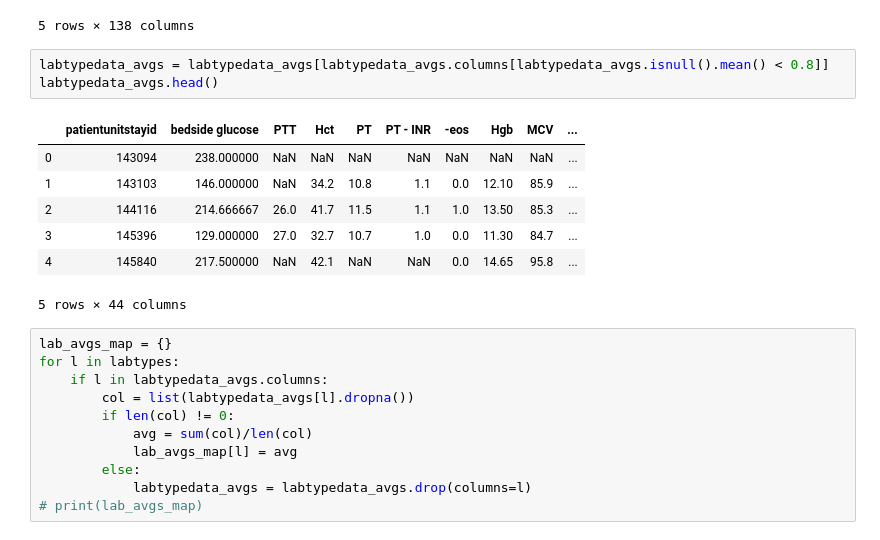
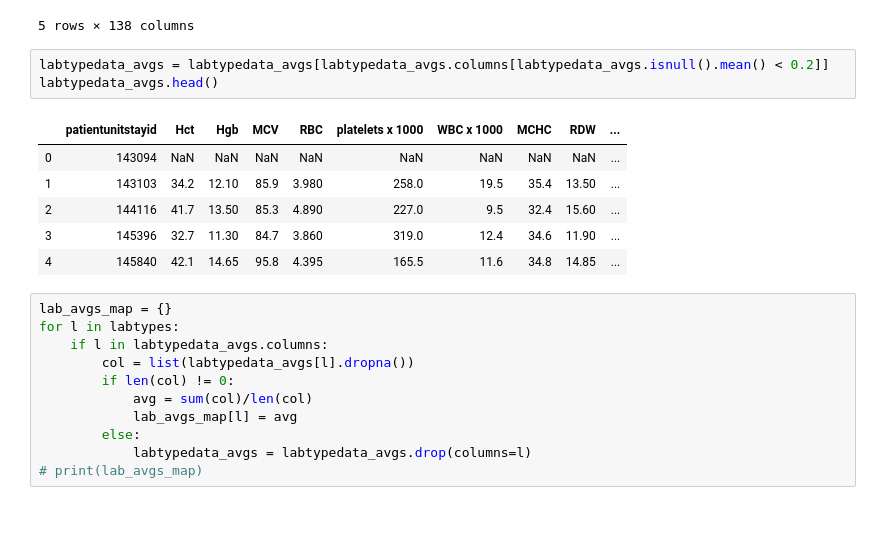
Before and after one commit to adit98/tbi, a Jupyter notebook: GCS_Modeling.ipynb, the cells around one changed output. Cells and saved outputs as stored; diff of their text form.

```diff
--- a/GCS_Modeling.ipynb
+++ b/GCS_Modeling.ipynb
@@ -86,16 +93,15 @@ labtypedata_avgs.head()
 | 4 | 145840 | 217.500000 | NaN | 42.1 | NaN | NaN | NaN | 0.0 | ... |
 5 rows × 138 columns
 # %%
-labtypedata_avgs = labtypedata_avgs[labtypedata_avgs.columns[labtypedata_avgs.isnull().mean() < 0.8]]
+labtypedata_avgs = labtypedata_avgs[labtypedata_avgs.columns[labtypedata_avgs.isnull().mean() < 0.2]]
 labtypedata_avgs.head()
 # %% [output]
-|  | patientunitstayid | bedside glucose | PTT | Hct | PT | PT - INR | -eos | Hgb | MCV | ... |
-| 0 | 143094 | 238.000000 | NaN | NaN | NaN | NaN | NaN | NaN | NaN | ... |
-| 1 | 143103 | 146.000000 | NaN | 34.2 | 10.8 | 1.1 | 0.0 | 12.10 | 85.9 | ... |
-| 2 | 144116 | 214.666667 | 26.0 | 41.7 | 11.5 | 1.1 | 1.0 | 13.50 | 85.3 | ... |
-| 3 | 145396 | 129.000000 | 27.0 | 32.7 | 10.7 | 1.0 | 0.0 | 11.30 | 84.7 | ... |
-| 4 | 145840 | 217.500000 | NaN | 42.1 | NaN | NaN | 0.0 | 14.65 | 95.8 | ... |
+|  | patientunitstayid | Hct | Hgb | MCV | RBC | platelets x 1000 | WBC x 1000 | MCHC | RDW | ... |
+| 0 | 143094 | NaN | NaN | NaN | NaN | NaN | NaN | NaN | NaN | ... |
+| 1 | 143103 | 34.2 | 12.10 | 85.9 | 3.980 | 258.0 | 19.5 | 35.4 | 13.50 | ... |
+| 2 | 144116 | 41.7 | 13.50 | 85.3 | 4.890 | 227.0 | 9.5 | 32.4 | 15.60 | ... |
+| 3 | 145396 | 32.7 | 11.30 | 84.7 | 3.860 | 319.0 | 12.4 | 34.6 | 11.90 | ... |
+| 4 | 145840 | 42.1 | 14.65 | 95.8 | 4.395 | 165.5 | 11.6 | 34.8 | 14.85 | ... |
-5 rows × 44 columns
 # %%
 lab_avgs_map = {}
 for l in labtypes:
```
Also changed, not shown: parts of 19 cells of this notebook.
